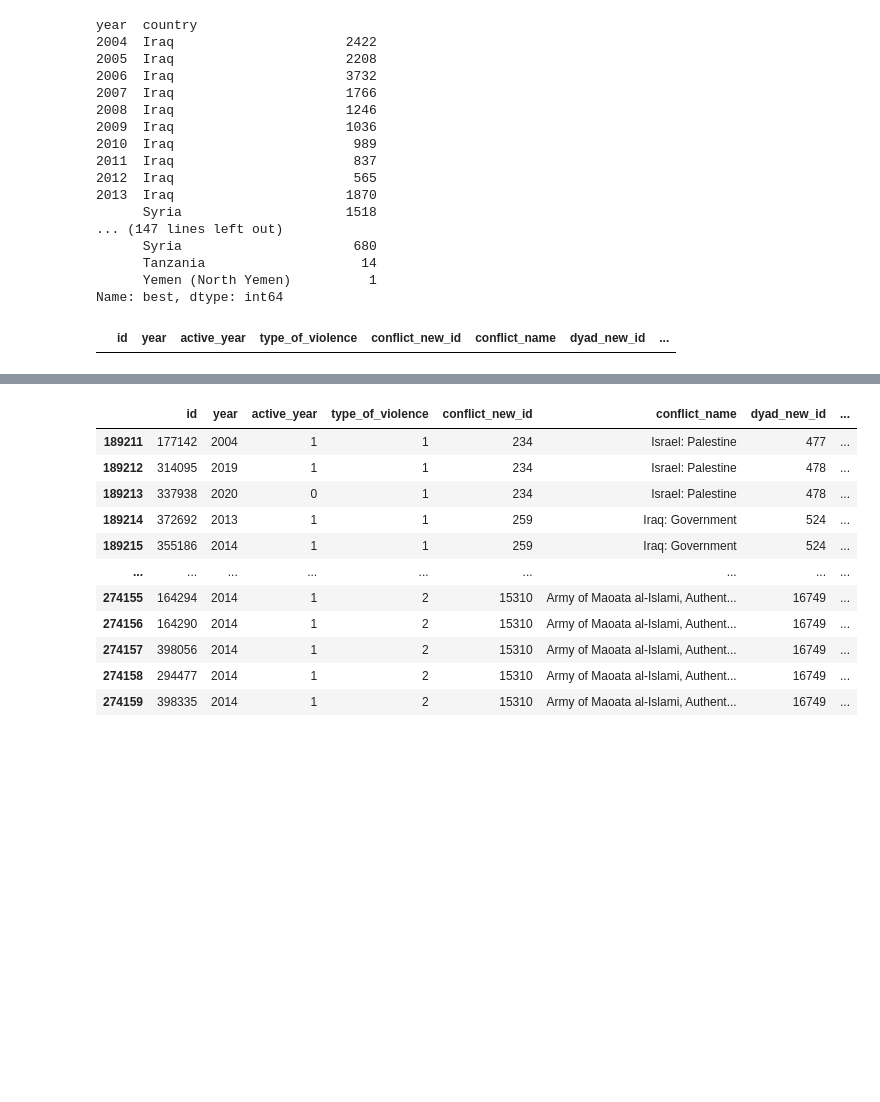
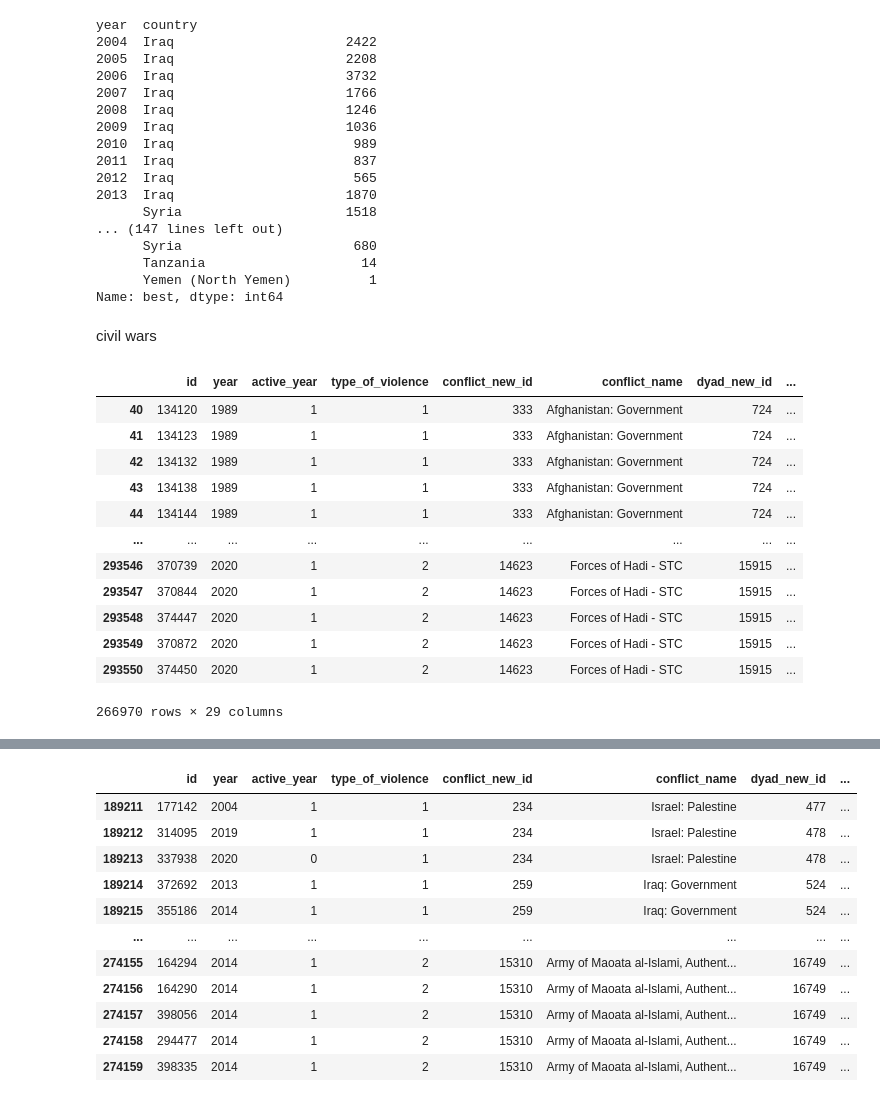
Before and after one commit to Joldon/political_violence, a Jupyter notebook: ged_event_21.ipynb, the cells around one changed output, grey strips where cells are left out. Drawn from its saved outputs; the diff is of its cells as text; code cells hidden in the pictures; blank space fills up the shorter version.

```diff
--- a/ged_event_21.ipynb
+++ b/ged_event_21.ipynb
@@ -368,19 +368,36 @@ year  country
       Tanzania                    14
       Yemen (North Yemen)          1
 Name: best, dtype: int64
-# %%
-# show civil wars
-# civil war indicators: active_year >= 3, type_of_violence = 1, best >= 500, where deaths_a >= 100 AND deaths_b >= 100
-# civil_wars = data[(data['active_year'] >= 3) & (data['type_of_violence'] == 1) & (data['best'] >= 500) & (data['deaths_a'] >= 100) & (data['deaths_b'] >= 100)]
-
-cumulative_killings = data.groupby('country')['best'].cumsum()
-cumulative_deaths_a = data.groupby('country')['deaths_a'].cumsum()
-cumulative_deaths_b = data.groupby('country')['deaths_b'].cumsum()
-
-civil_wars = data[(cumulative_killings >= 500) & (cumulative_deaths_a >= 100) & (cumulative_deaths_b >= 100) & (data['active_year'] >= 3)]
-civil_wars
-# %% [output]
-|  | id | year | active_year | type_of_violence | conflict_new_id | conflict_name | dyad_new_id | ... |
+# %% [markdown]
+civil wars
+# %%
+# Calculate the cumulative sum of killings, deaths_a, and deaths_b for each country
+cumulative_killings = data.groupby('country')['best'].cumsum()
+cumulative_deaths_a = data.groupby('country')['deaths_a'].cumsum()
+cumulative_deaths_b = data.groupby('country')['deaths_b'].cumsum()
+
+# Create a mask to check for three or more consecutive active years until 'active_year' equals 0
+mask = (
+    data.groupby('country')['active_year'].transform(lambda x: (x == 1).rolling(3, min_periods=3).sum().gt(2) & x.ne(0))
+)
+
+# Filter the data based on the cumulative numbers and the consecutive years condition
+civil_wars_lambda = data[(cumulative_killings >= 500) & (cumulative_deaths_a >= 100) & (cumulative_deaths_b >= 100) & mask]
+civil_wars_lambda
+# %% [output]
+|  | id | year | active_year | type_of_violence | conflict_new_id | conflict_name | dyad_new_id | ... |
+| 40 | 134120 | 1989 | 1 | 1 | 333 | Afghanistan: Government | 724 | ... |
+| 41 | 134123 | 1989 | 1 | 1 | 333 | Afghanistan: Government | 724 | ... |
+| 42 | 134132 | 1989 | 1 | 1 | 333 | Afghanistan: Government | 724 | ... |
+| 43 | 134138 | 1989 | 1 | 1 | 333 | Afghanistan: Government | 724 | ... |
+| 44 | 134144 | 1989 | 1 | 1 | 333 | Afghanistan: Government | 724 | ... |
+| ... | ... | ... | ... | ... | ... | ... | ... | ... |
+| 293546 | 370739 | 2020 | 1 | 2 | 14623 | Forces of Hadi - STC | 15915 | ... |
+| 293547 | 370844 | 2020 | 1 | 2 | 14623 | Forces of Hadi - STC | 15915 | ... |
+| 293548 | 374447 | 2020 | 1 | 2 | 14623 | Forces of Hadi - STC | 15915 | ... |
+| 293549 | 370872 | 2020 | 1 | 2 | 14623 | Forces of Hadi - STC | 15915 | ... |
+| 293550 | 374450 | 2020 | 1 | 2 | 14623 | Forces of Hadi - STC | 15915 | ... |
+266970 rows × 29 columns
 # %%
 # Calculate the cumulative sum of killings, deaths_a, and deaths_b for each country
 cumulative_killings = data.groupby('country')['best'].cumsum()
```
Also changed, not shown: parts of 13 cells of this notebook.
